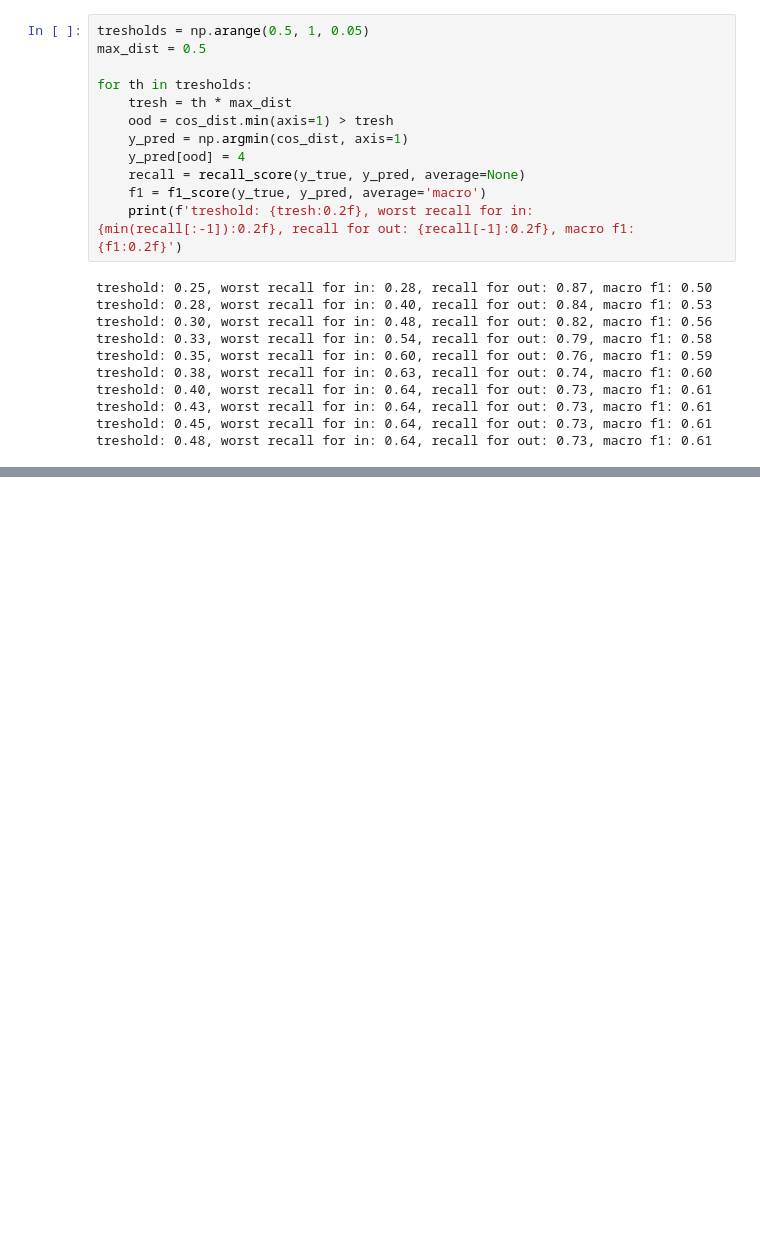
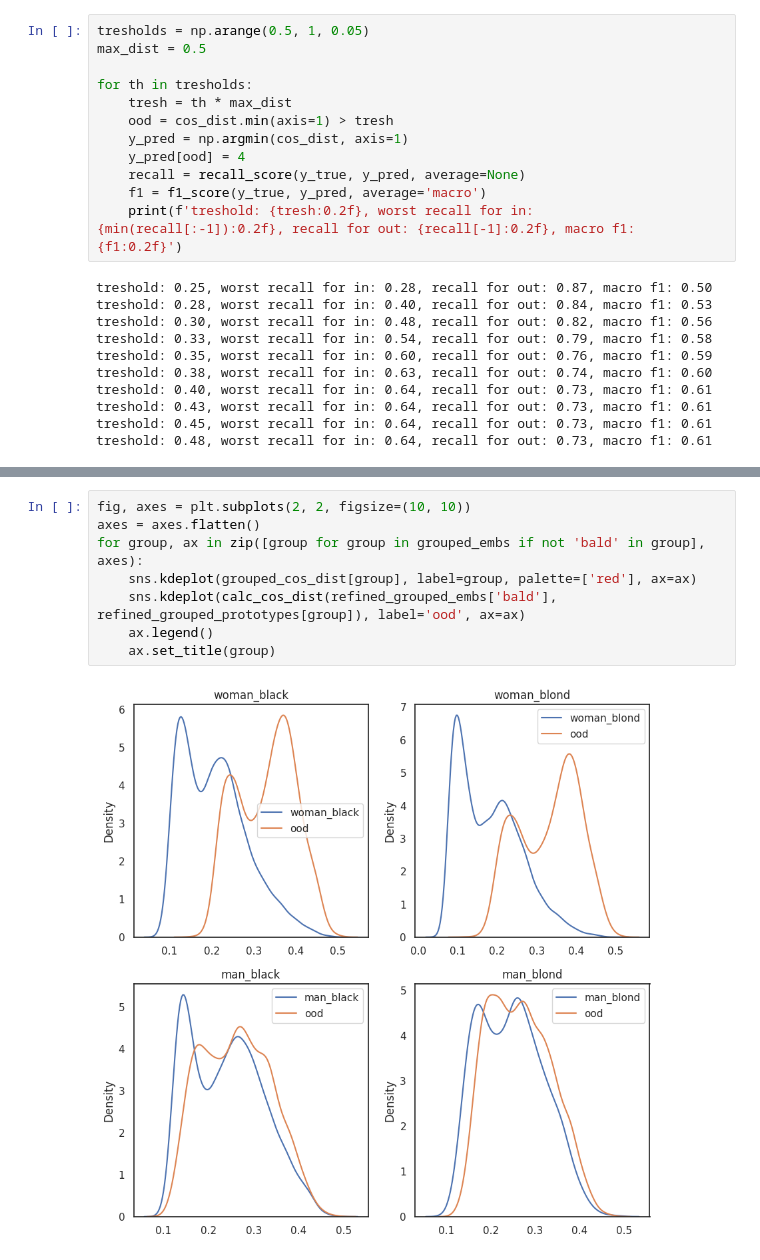
Before and after one commit to HoseinHasani/OoD_Spurious_Robustness, a Jupyter notebook: celeba.ipynb, the cells around one changed output, grey strips where cells are left out. Cells and saved outputs as stored; diff of their text form; blank space fills up the shorter version.

```diff
--- a/celeba.ipynb
+++ b/celeba.ipynb
@@ -363,0 +404,10 @@ treshold: 0.48, worst recall for in: 0.64, recall for out: 0.73, macro f1: 0.61
+# %%
+fig, axes = plt.subplots(2, 2, figsize=(10, 10))
+axes = axes.flatten()
+for group, ax in zip([group for group in grouped_embs if not 'bald' in group], axes):
+    sns.kdeplot(grouped_cos_dist[group], label=group, palette=['red'], ax=ax)
+    sns.kdeplot(calc_cos_dist(refined_grouped_embs['bald'], refined_grouped_prototypes[group]), label='ood', ax=ax)
+    ax.legend()
+    ax.set_title(group)
+# %% [output]
+[figure, added]
```
Also changed, not shown: parts of 4 cells of this notebook.
